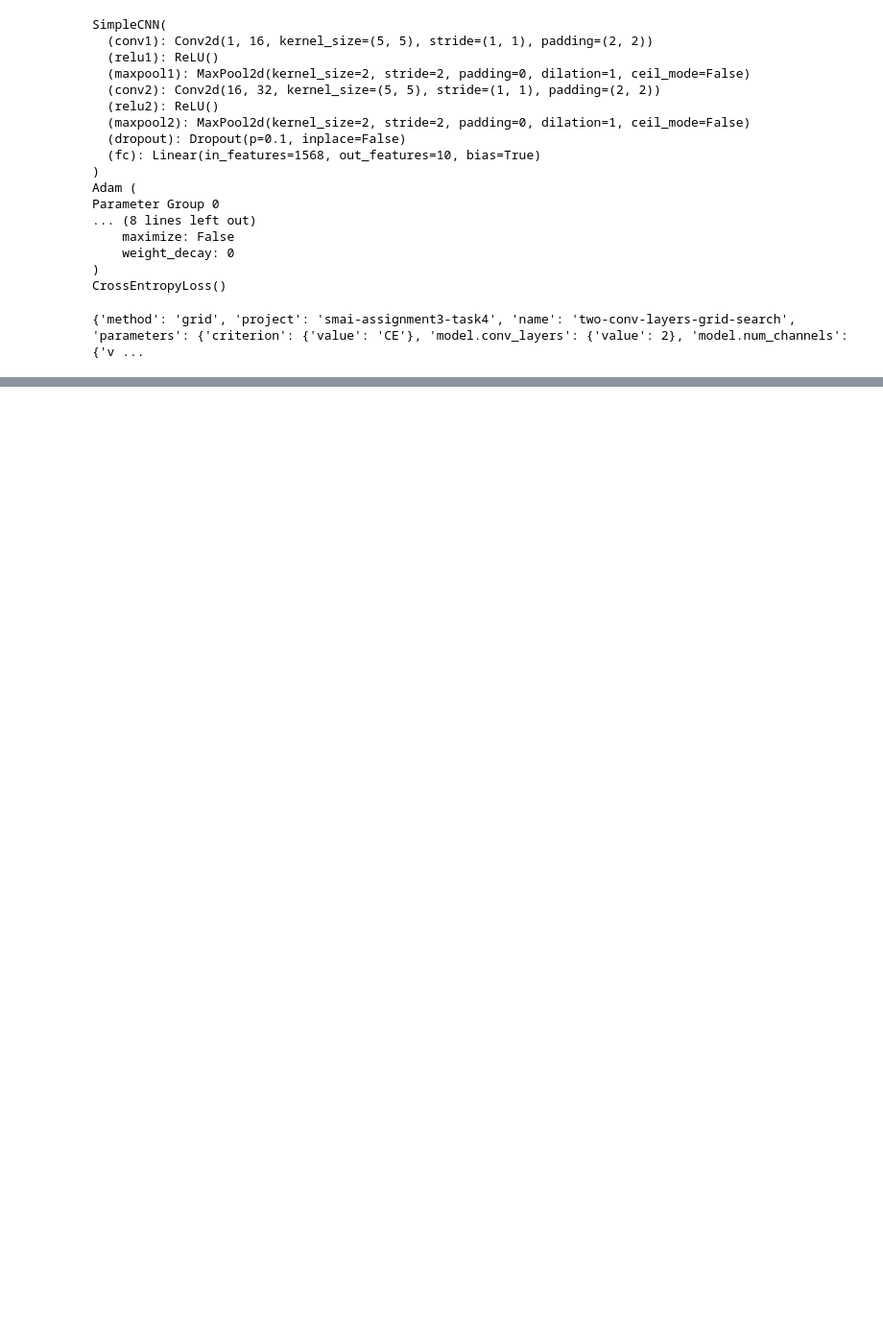
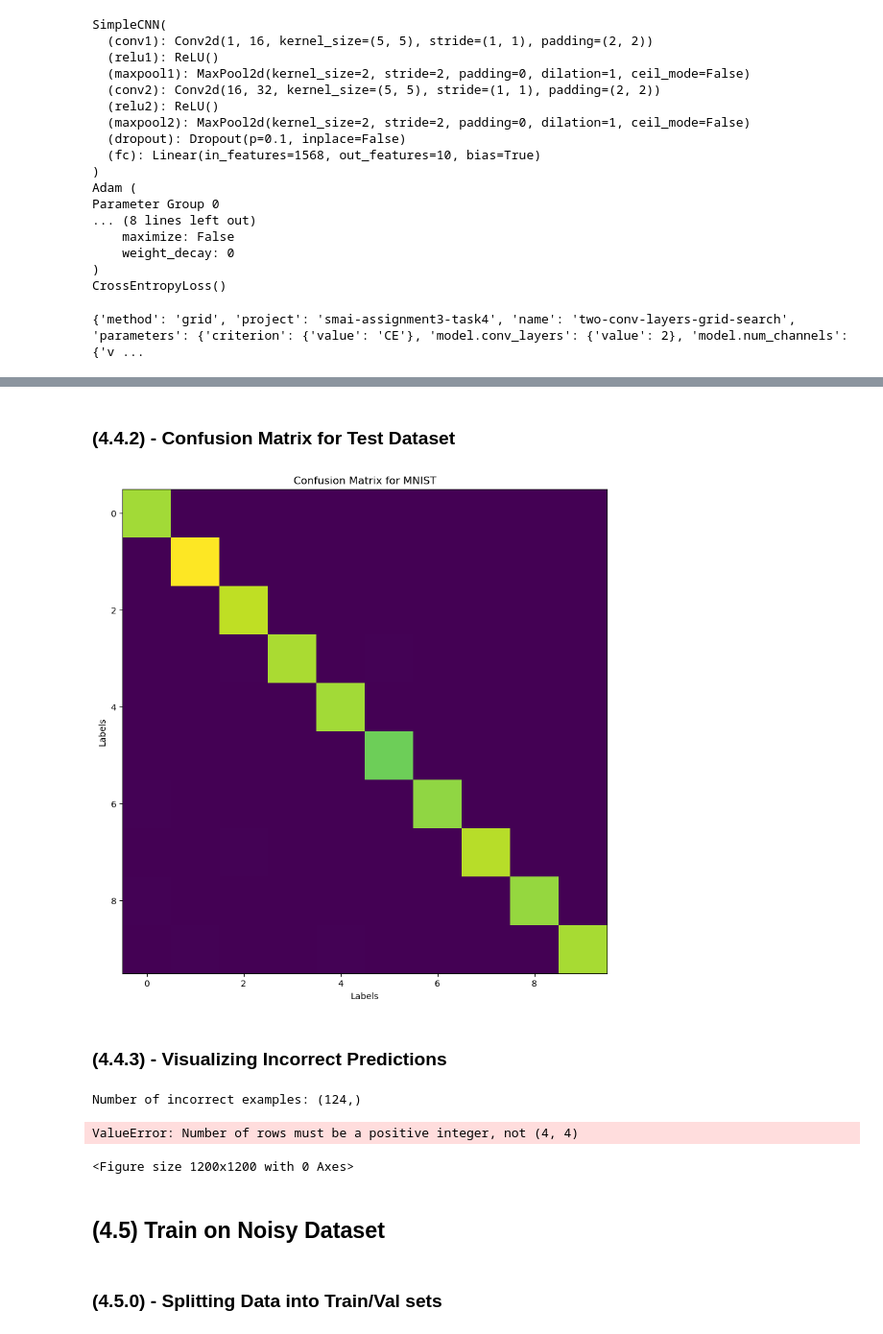
Before and after one commit to fine-man/smai-assignment-3, a Jupyter notebook: 4.ipynb, the cells around one changed output, grey strips where cells are left out. Shown: that part at 96% size. Drawn from its saved outputs; the diff is of its cells as text; code cells hidden in the pictures; blank space fills up the shorter version.

```diff
--- a/4.ipynb
+++ b/4.ipynb
@@ -352,0 +377,5 @@ wandb.agent(sweep_id=sweep_id, function=sweep_agent_manager)
+# %%
+best_model = model
+test_acc, test_loss = evaluate(best_model, mnist_test)
+
+print(f"\nTest Accuracy: {test_acc*100:.4f} | Test Loss: {test_loss:.4f}")
@@ -352,0 +384,10 @@ wandb.agent(sweep_id=sweep_id, function=sweep_agent_manager)
+# %%
+y_pred, y_true = predict(best_model, mnist_test, device='cuda', return_true_labels=True)
+y_pred = y_pred.numpy()
+y_true = y_true.numpy()
+
+# print(f"\nShape of Predictions: {y_preds.shape}") # (10000,)
+# print(f"Shape of true labels: {true_labels.shape}") # (10000,)
+
+print(f"\nClassification Report")
+print(classification_report(y_true, y_pred))
@@ -352,0 +415,48 @@ wandb.agent(sweep_id=sweep_id, function=sweep_agent_manager)
+# %% [markdown]
+### (4.4.2) - Confusion Matrix for Test Dataset
+# %%
+fig, ax = plt.subplots(1, 1, figsize=(10, 10))
+
+ax.set_title("Confusion Matrix for MNIST")
+ax.set_xlabel('Labels')
+ax.set_ylabel('Labels')
+ax.imshow(confusion_matrix(y_true, y_pred))
+
+plt.show()
+# %% [output]
+[figure, added]
+# %% [markdown]
+### (4.4.3) - Visualizing Incorrect Predictions
+# %%
+incorrect_idx = np.nonzero(y_pred != y_true)[0]
+
+print(f"Number of incorrect examples: {incorrect_idx.shape}")
+
+num_display = 16
+indices = np.random.choice(incorrect_idx, num_display, replace=False)
+
+# Number of rows to display
+images_per_row = 4
+num_rows = num_display // images_per_row
+if num_display % images_per_row != 0:
+    num_rows += 1
+
+fig, axs = plt.subplots(num_rows, images_per_row, figsize=(12, 12))
+axs = axs.flatten()
+
+for i, idx in enumerate(indices):
+    predicted = y_pred[idx]
+    true_label = y_true[idx]
+    axs[i].set_title(f"True Label: {true_label}\nPredicted: {predicted}")
+    axs[i].axis('off')
+    axs[i].imshow(mnist_test[idx][0].squeeze())
+
+plt.show()
+# %% [output]
+Number of incorrect examples: (124,)
+ValueError: Number of rows must be a positive integer, not (4, 4)
+<Figure size 1200x1200 with 0 Axes>
+# %% [markdown]
+## (4.5) Train on Noisy Dataset
+# %% [markdown]
+### (4.5.0) - Splitting Data into Train/Val sets
```
Also changed, not shown: parts of 29 cells of this notebook, 1 other file.
